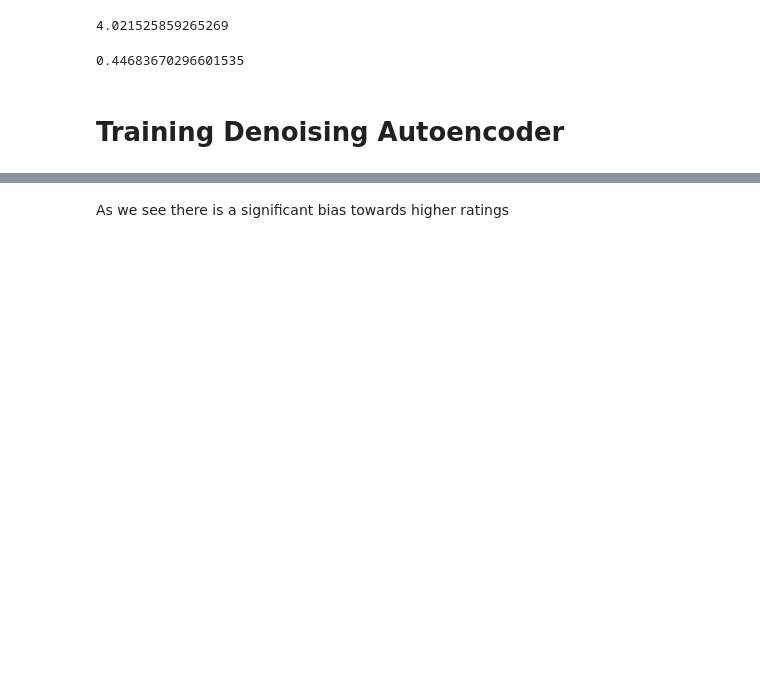
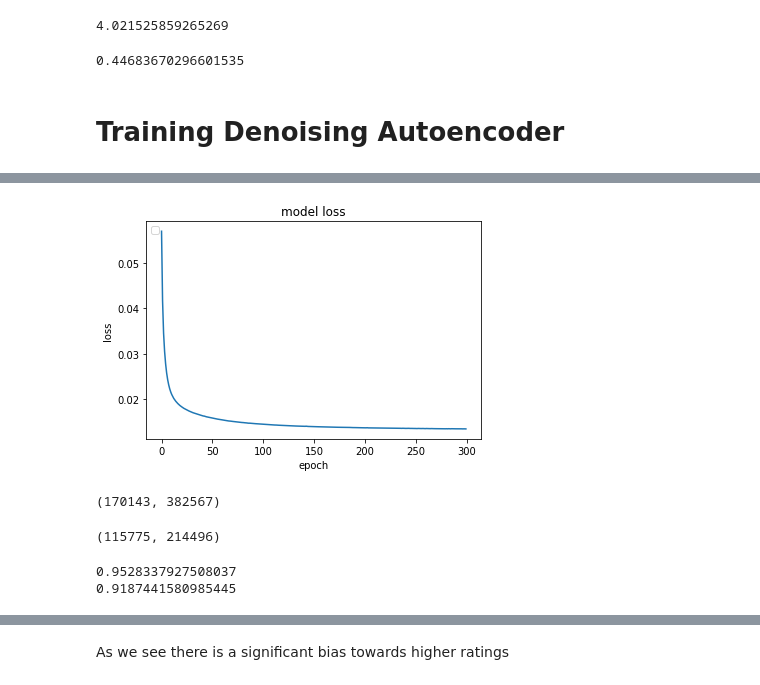
Before and after one commit to DavidTsat/master_thesis_project, a Jupyter notebook: root.ipynb, the cells around one changed output, grey strips where cells are left out. Saved outputs shown, nothing was run; the diff lists cells and outputs as text; code cells hidden in the pictures; blank space fills up the shorter version.

```diff
--- a/root.ipynb
+++ b/root.ipynb
@@ -191,0 +137,4 @@ augmented_train = tr + (predicted_tr > threshold) * (tr == 0) * np.random.choice
+# %%
+mask_arr_pos = (np.random.rand(positive_feedback_mask.shape[0], positive_feedback_mask.shape[1]) > P)
+y_pos = positive_feedback_mask
+X_pos = positive_feedback_mask*mask_arr_pos # corrupting
@@ -191,0 +202,6 @@ augmented_train = tr + (predicted_tr > threshold) * (tr == 0) * np.random.choice
+# %%
+hist_pos = model_pos.fit(x=X_pos, y=y_pos,
+                  epochs=300,
+                  batch_size=128,
+                  shuffle=True,
+                  validation_split=0.0)
@@ -191,0 +244,4 @@ augmented_train = tr + (predicted_tr > threshold) * (tr == 0) * np.random.choice
+# %%
+plot_hist(hist_pos)
+# %% [output]
+[figure, added]
@@ -191,0 +255,14 @@ augmented_train = tr + (predicted_tr > threshold) * (tr == 0) * np.random.choice
+# %%
+(predicted_neg > 0.4).sum(), (y_neg == 1).sum() # predicted vs real
+# %% [output]
+(170143, 382567)
+# %%
+(predicted_neg>0.5).sum(), (predicted_pos>0.5).sum() # trained on
+# %% [output]
+(115775, 214496)
+# %%
+print((y_neg * (predicted_neg>0.4)).sum()/(predicted_neg>0.4).sum()) # accuracy on actual
+print((y_pos * (predicted_pos>0.4)).sum()/(predicted_pos>0.4).sum())
+# %% [output]
+0.9528337927508037
+0.9187441580985445
```
Also changed, not shown: parts of 102 cells of this notebook.
